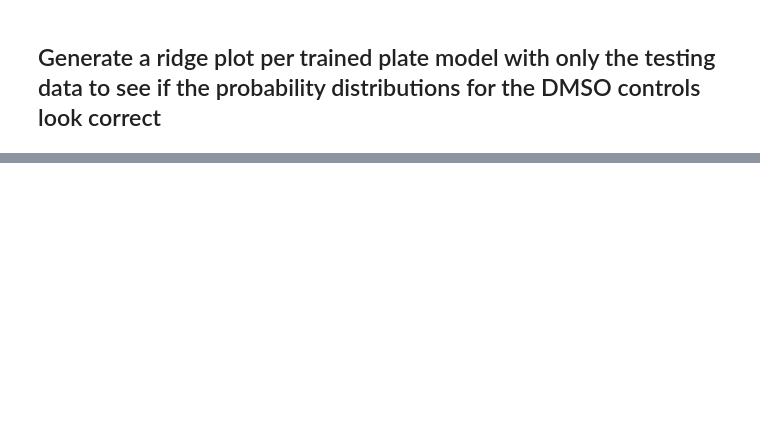
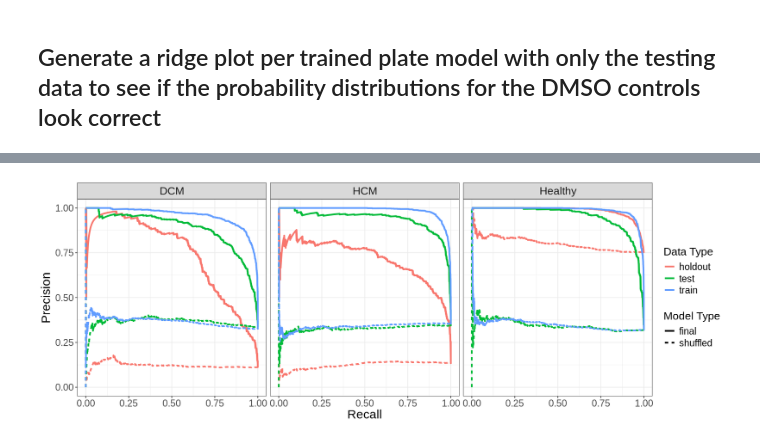
Before and after one commit to WayScience/predicting_cardiac_fibrosis_etiologies, a Jupyter notebook: 5.machine_learning/3.vis_model_performance.ipynb, the cells around one changed output, grey strips where cells are left out. Drawn from its saved outputs; the diff is of its cells as text; code cells hidden in the pictures; blank space fills up the shorter version.

Commit message:
add multi-class model and update features and umap

```diff
--- a/5.machine_learning/3.vis_model_performance.ipynb
+++ b/5.machine_learning/3.vis_model_performance.ipynb
@@ -245,0 +248,5 @@ accuracy_barplot
+# %%
+# Load in PR curve results for multi-class model
+multi_class_pr_results <- read_parquet("./performance_metrics/multi_class_pr_results.parquet")
+
+head(multi_class_pr_results)
@@ -245,0 +263,11 @@ accuracy_barplot
+# %%
+# Define mapping from integer → string
+class_label <- c("0" = "DCM", "1" = "HCM", "2" = "Healthy")
+
+# Update multi_class_pr_results if it exists
+if (exists("multi_class_pr_results") && "class_label" %in% names(multi_class_pr_results)) {
+  multi_class_pr_results$class_label <- class_label[as.character(multi_class_pr_results$class_label)]
+}
+
+# Print if the mapping was successful
+head(multi_class_pr_results)
@@ -245,0 +284,31 @@ accuracy_barplot
+# %%
+width = 14
+height = 5
+options(repr.plot.width = width, repr.plot.height = height)  # Adjust width and height as desired
+
+# Create the ggplot for PR curves
+multi_class_pr_results_plot <- ggplot(multi_class_pr_results, aes(x = recall, y = precision, color = dataset, linetype = model_type)) +
+    geom_line(linewidth = 1.15) +
+    facet_wrap(class_label ~ .) +
+    labs(
+        x = "Recall",
+        y = "Precision",
+        color = "Data Type",
+        linetype = "Model Type"
+    ) +
+    theme_bw() +
+    theme(
+        text = element_text(size = 16),  # Increase font size for all text
+        axis.title = element_text(size = 18),  # Increase font size for axis titles
+        axis.text = element_text(size = 14),  # Increase font size for axis text
+        legend.title = element_text(size = 16),  # Increase font size for legend title
+        legend.text = element_text(size = 14),  # Increase font size for legend text
+        strip.text = element_text(size = 16)  # Increase font size for facet labels
+    )
+
+# Save the plot to the output directory
+ggsave(file.path(output_dir, "pr_curves_multiclass.png"), multi_class_pr_results_plot, dpi = 500, height = height, width = width)
+
+multi_class_pr_results_plot
+# %% [output]
+[figure, added]
```
Also changed, not shown: parts of 16 cells of this notebook, 50 other files.
